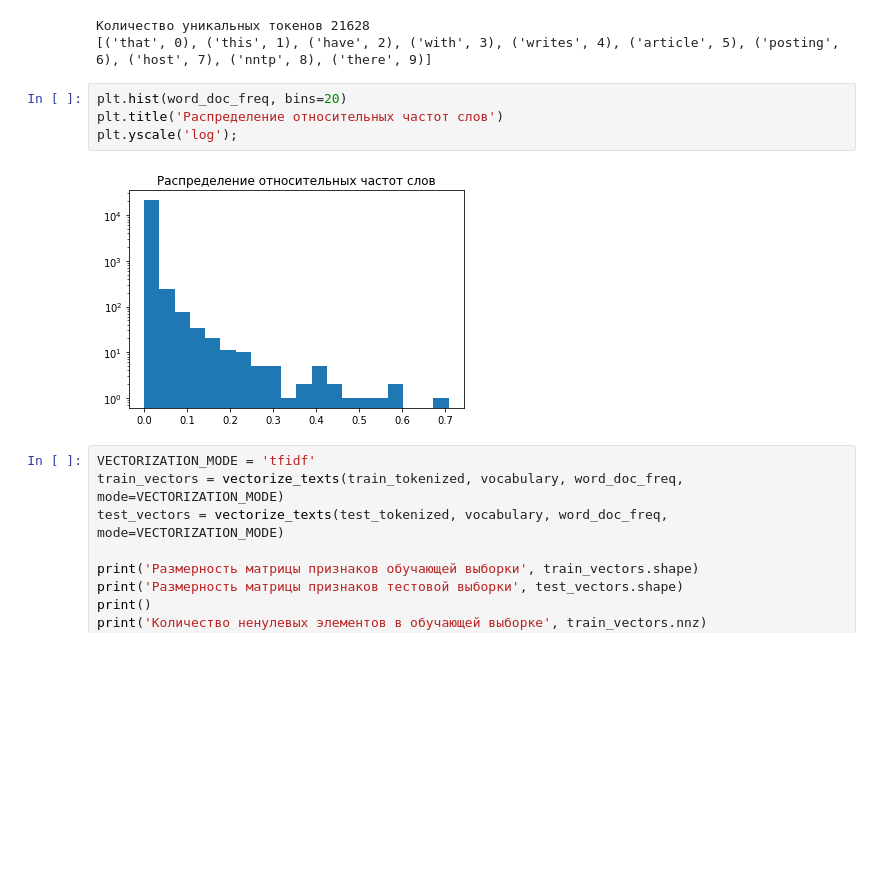
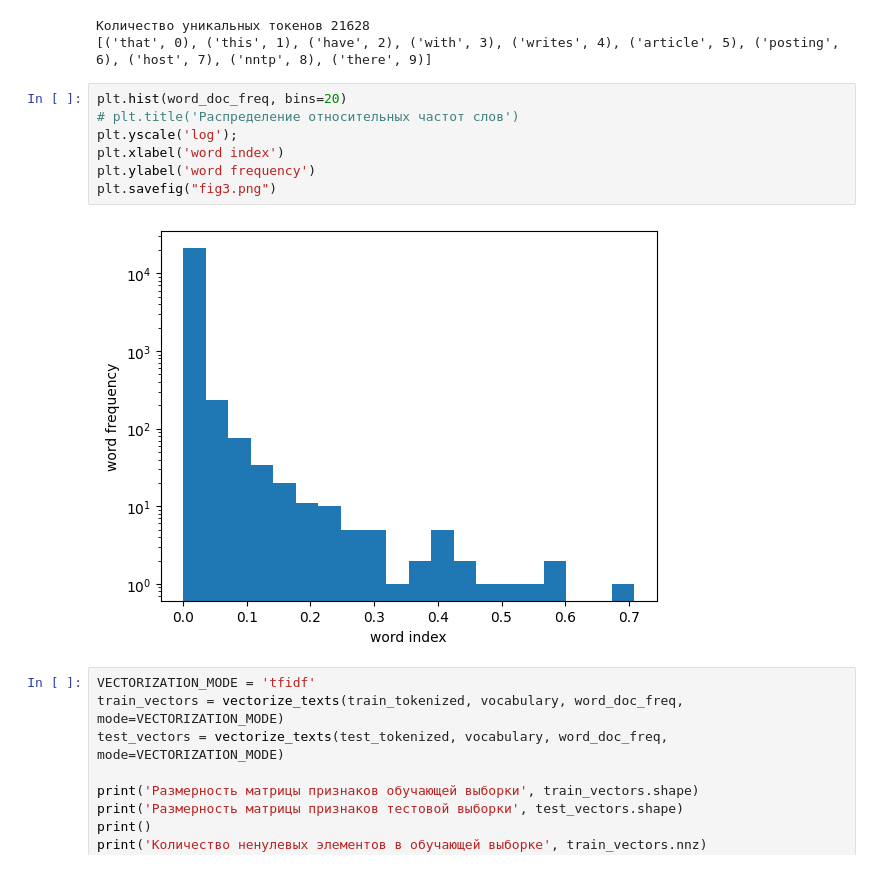
Before and after one commit to d-yacenko/article_text_processing, a Jupyter notebook: network1_1_tfidf.ipynb, the cells around one changed output. Drawn from its saved outputs; the diff is of its cells as text; blank space fills up the shorter version.

Commit message:
change graphics and libraries

```diff
--- a/network1_1_tfidf.ipynb
+++ b/network1_1_tfidf.ipynb
@@ -104,10 +346,13 @@ print(list(vocabulary.items())[:10])
 [('that', 0), ('this', 1), ('have', 2), ('with', 3), ('writes', 4), ('article', 5), ('posting', 6), ('host', 7), ('nntp', 8), ('there', 9)]
 # %%
 plt.hist(word_doc_freq, bins=20)
-plt.title('Распределение относительных частот слов')
+# plt.title('Распределение относительных частот слов')
 plt.yscale('log');
+plt.xlabel('word index')
+plt.ylabel('word frequency')
+plt.savefig("fig3.png")
 # %% [output]
-[figure, old version]
+[figure, new version]
 # %%
 VECTORIZATION_MODE = 'tfidf'
 train_vectors = vectorize_texts(train_tokenized, vocabulary, word_doc_freq, mode=VECTORIZATION_MODE)
```
Also changed, not shown: parts of 12 cells of this notebook, 2 other files.
